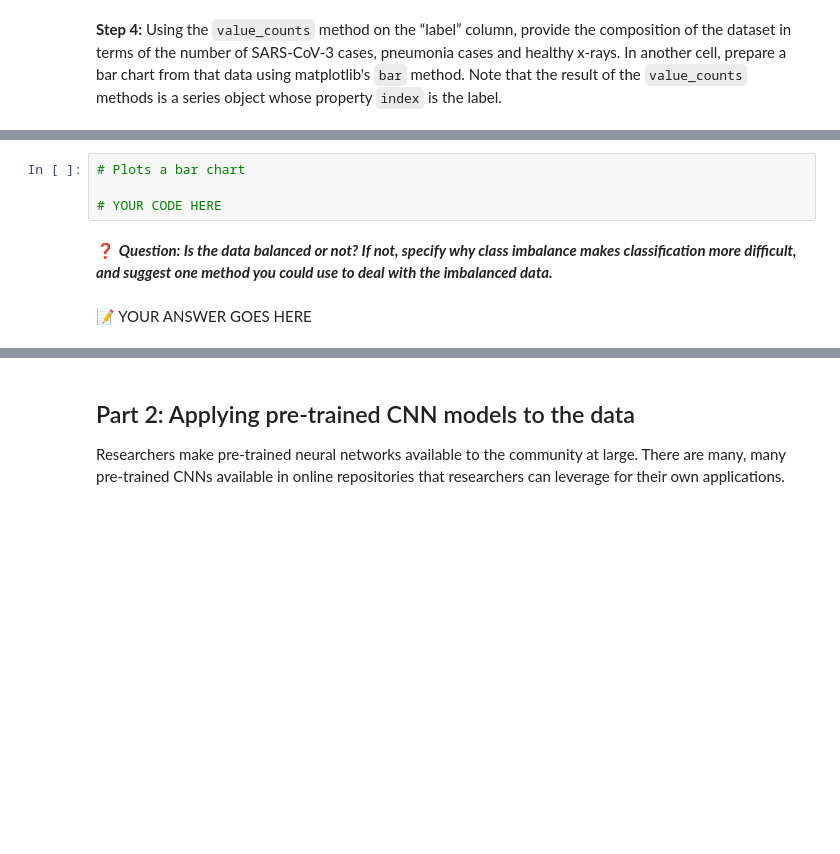
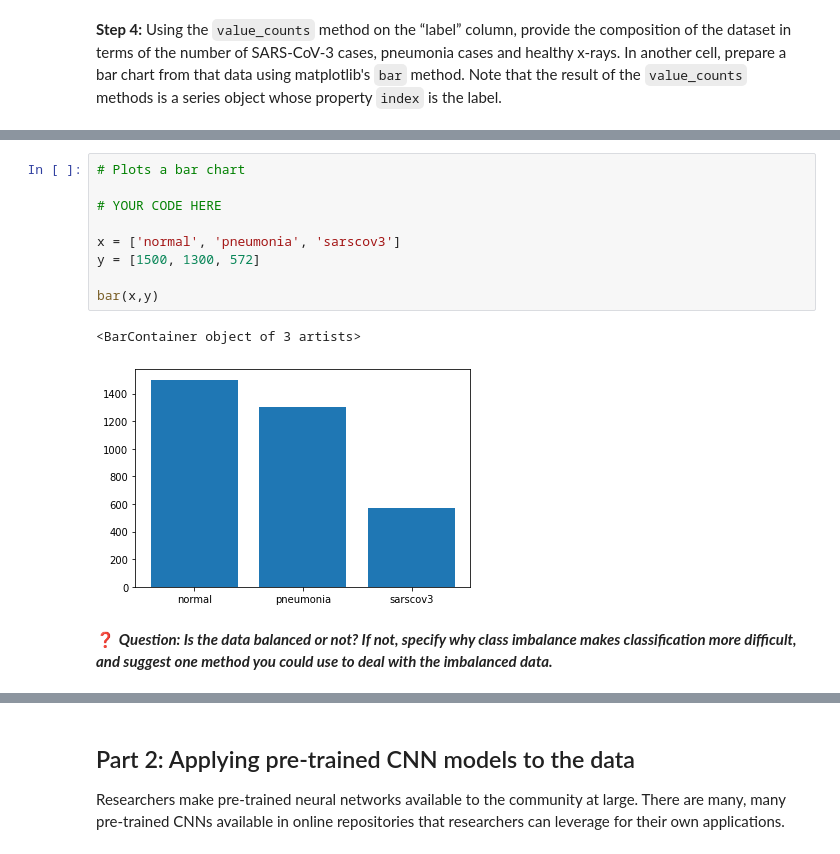
Before and after one commit to jamesruntas/LearningML_Sandbox, a Jupyter notebook: SYSC4415_Assignment2.ipynb, the cells around one changed output, grey strips where cells are left out. Cells and saved outputs as stored; diff of their text form; blank space fills up the shorter version.

```diff
--- a/SYSC4415_Assignment2.ipynb
+++ b/SYSC4415_Assignment2.ipynb
@@ -135,8 +143,14 @@ print(len(df_imageMetaData))
 # %%
 # Plots a bar chart
 
 # YOUR CODE HERE
+
+x = ['normal', 'pneumonia', 'sarscov3']
+y = [1500, 1300, 572]
+
+bar(x,y)
+# %% [output]
+<BarContainer object of 3 artists>
+[figure, added]
 # %% [markdown]
 ❓ ***Question: Is the data balanced or not? If not, specify why class imbalance makes classification more difficult, and suggest one method you could use to deal with the imbalanced data.***
-# %% [markdown]
-📝 YOUR ANSWER GOES HERE
```
Also changed, not shown: parts of 5 cells of this notebook.
